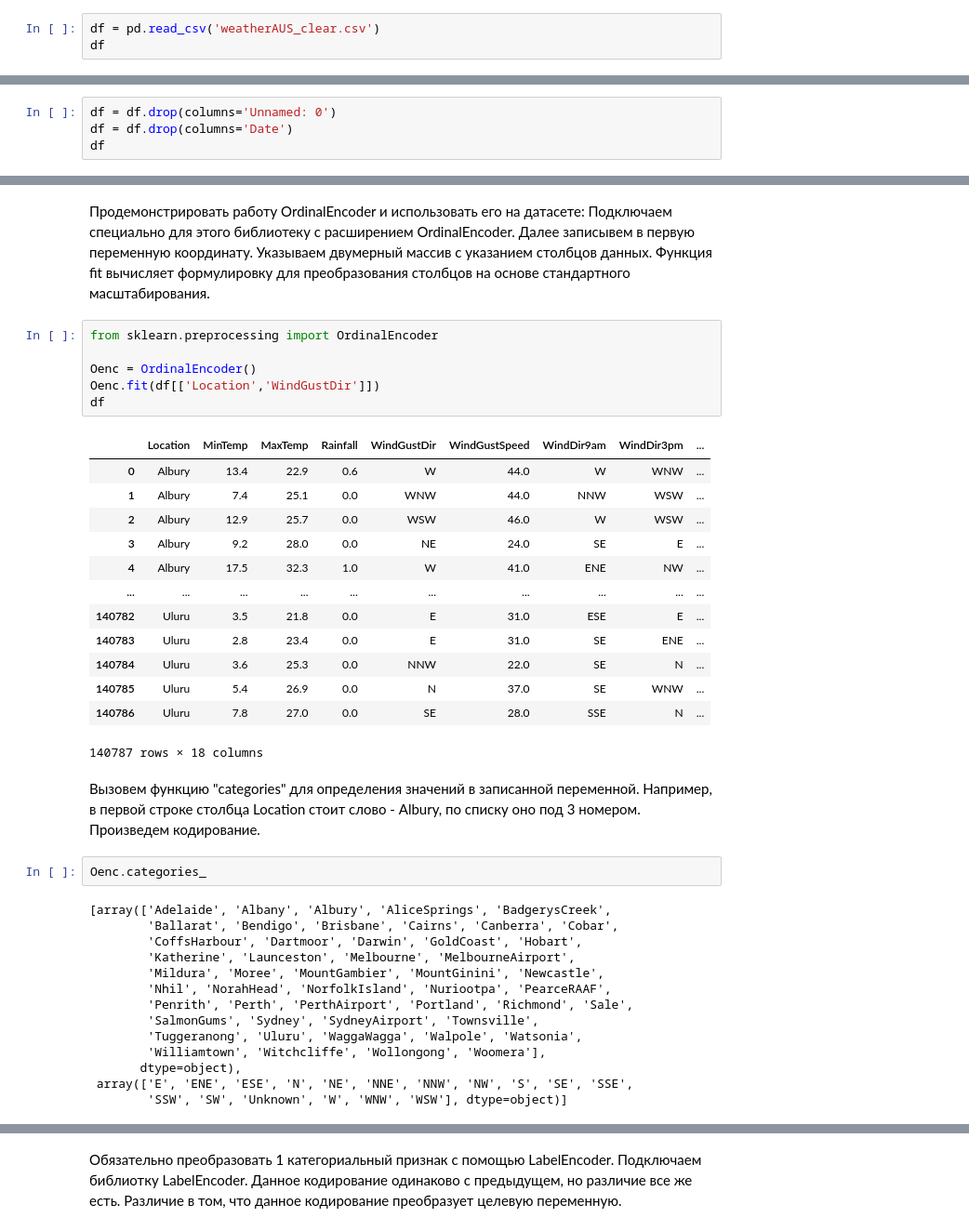
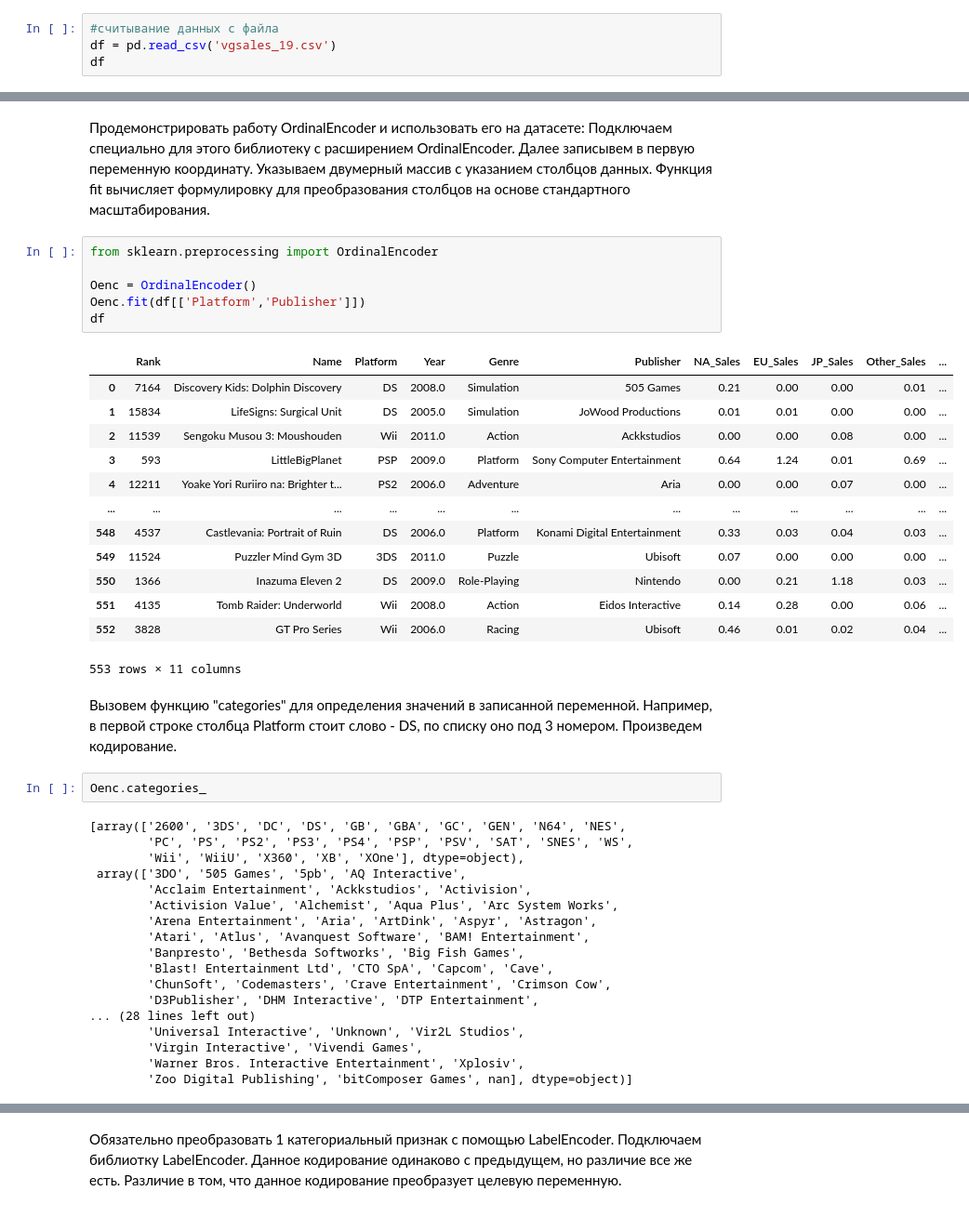
Before and after one commit to natalisergeeva23/Practic---6---Data-conversion-and-splitting, a Jupyter notebook: ConversionSplitting.ipynb, the cells around one changed output, grey strips where cells are left out. Shown at 93% size. Saved outputs shown, nothing was run; the diff lists cells and outputs as text.

```diff
--- a/ConversionSplitting.ipynb
+++ b/ConversionSplitting.ipynb
@@ -6,6 +6,7 @@
 import pandas as pd
 import numpy as np
 # %%
-df = pd.read_csv('weatherAUS_clear.csv')
+#считывание данных с файла
+df = pd.read_csv('vgsales_19.csv')
 df
 # %% [output]
@@ -27,4 +25,0 @@ df
-# %%
-df = df.drop(columns='Unnamed: 0')
-df = df.drop(columns='Date')
-df
@@ -48,39 +29,43 @@ df
 # %%
 from sklearn.preprocessing import OrdinalEncoder
 
 Oenc = OrdinalEncoder()
-Oenc.fit(df[['Location','WindGustDir']])
+Oenc.fit(df[['Platform','Publisher']])
 df
 # %% [output]
-|  | Location | MinTemp | MaxTemp | Rainfall | WindGustDir | WindGustSpeed | WindDir9am | WindDir3pm | ... |
-| 0 | Albury | 13.4 | 22.9 | 0.6 | W | 44.0 | W | WNW | ... |
-| 1 | Albury | 7.4 | 25.1 | 0.0 | WNW | 44.0 | NNW | WSW | ... |
-| 2 | Albury | 12.9 | 25.7 | 0.0 | WSW | 46.0 | W | WSW | ... |
-| 3 | Albury | 9.2 | 28.0 | 0.0 | NE | 24.0 | SE | E | ... |
-| 4 | Albury | 17.5 | 32.3 | 1.0 | W | 41.0 | ENE | NW | ... |
-| ... | ... | ... | ... | ... | ... | ... | ... | ... | ... |
-| 140782 | Uluru | 3.5 | 21.8 | 0.0 | E | 31.0 | ESE | E | ... |
-| 140783 | Uluru | 2.8 | 23.4 | 0.0 | E | 31.0 | SE | ENE | ... |
-| 140784 | Uluru | 3.6 | 25.3 | 0.0 | NNW | 22.0 | SE | N | ... |
-| 140785 | Uluru | 5.4 | 26.9 | 0.0 | N | 37.0 | SE | WNW | ... |
-| 140786 | Uluru | 7.8 | 27.0 | 0.0 | SE | 28.0 | SSE | N | ... |
+|  | Rank | Name | Platform | Year | Genre | Publisher | NA_Sales | EU_Sales | JP_Sales | Other_Sales | ... |
+| 0 | 7164 | Discovery Kids: Dolphin Discovery | DS | 2008.0 | Simulation | 505 Games | 0.21 | 0.00 | 0.00 | 0.01 | ... |
+| 1 | 15834 | LifeSigns: Surgical Unit | DS | 2005.0 | Simulation | JoWood Productions | 0.01 | 0.01 | 0.00 | 0.00 | ... |
+| 2 | 11539 | Sengoku Musou 3: Moushouden | Wii | 2011.0 | Action | Ackkstudios | 0.00 | 0.00 | 0.08 | 0.00 | ... |
+| 3 | 593 | LittleBigPlanet | PSP | 2009.0 | Platform | Sony Computer Entertainment | 0.64 | 1.24 | 0.01 | 0.69 | ... |
+| 4 | 12211 | Yoake Yori Ruriiro na: Brighter t... | PS2 | 2006.0 | Adventure | Aria | 0.00 | 0.00 | 0.07 | 0.00 | ... |
+| ... | ... | ... | ... | ... | ... | ... | ... | ... | ... | ... | ... |
+| 548 | 4537 | Castlevania: Portrait of Ruin | DS | 2006.0 | Platform | Konami Digital Entertainment | 0.33 | 0.03 | 0.04 | 0.03 | ... |
+| 549 | 11524 | Puzzler Mind Gym 3D | 3DS | 2011.0 | Puzzle | Ubisoft | 0.07 | 0.00 | 0.00 | 0.00 | ... |
+| 550 | 1366 | Inazuma Eleven 2 | DS | 2009.0 | Role-Playing | Nintendo | 0.00 | 0.21 | 1.18 | 0.03 | ... |
+| 551 | 4135 | Tomb Raider: Underworld | Wii | 2008.0 | Action | Eidos Interactive | 0.14 | 0.28 | 0.00 | 0.06 | ... |
+| 552 | 3828 | GT Pro Series | Wii | 2006.0 | Racing | Ubisoft | 0.46 | 0.01 | 0.02 | 0.04 | ... |
-140787 rows × 18 columns
+553 rows × 11 columns
 # %% [markdown]
-Вызовем функцию "categories" для определения значений в записанной переменной. Например, в первой строке столбца Location  стоит слово - Albury, по списку оно под 3 номером. Произведем кодирование.
+Вызовем функцию "categories" для определения значений в записанной переменной. Например, в первой строке столбца Platform  стоит слово - DS, по списку оно под 3 номером. Произведем кодирование.
 # %%
 Oenc.categories_
 # %% [output]
-[array(['Adelaide', 'Albany', 'Albury', 'AliceSprings', 'BadgerysCreek',
-        'Ballarat', 'Bendigo', 'Brisbane', 'Cairns', 'Canberra', 'Cobar',
-        'CoffsHarbour', 'Dartmoor', 'Darwin', 'GoldCoast', 'Hobart',
-        'Katherine', 'Launceston', 'Melbourne', 'MelbourneAirport',
-        'Mildura', 'Moree', 'MountGambier', 'MountGinini', 'Newcastle',
-        'Nhil', 'NorahHead', 'NorfolkIsland', 'Nuriootpa', 'PearceRAAF',
-        'Penrith', 'Perth', 'PerthAirport', 'Portland', 'Richmond', 'Sale',
-        'SalmonGums', 'Sydney', 'SydneyAirport', 'Townsville',
-        'Tuggeranong', 'Uluru', 'WaggaWagga', 'Walpole', 'Watsonia',
-        'Williamtown', 'Witchcliffe', 'Wollongong', 'Woomera'],
-       dtype=object),
- array(['E', 'ENE', 'ESE', 'N', 'NE', 'NNE', 'NNW', 'NW', 'S', 'SE', 'SSE',
-        'SSW', 'SW', 'Unknown', 'W', 'WNW', 'WSW'], dtype=object)]
+[array(['2600', '3DS', 'DC', 'DS', 'GB', 'GBA', 'GC', 'GEN', 'N64', 'NES',
+        'PC', 'PS', 'PS2', 'PS3', 'PS4', 'PSP', 'PSV', 'SAT', 'SNES', 'WS',
+        'Wii', 'WiiU', 'X360', 'XB', 'XOne'], dtype=object),
+ array(['3DO', '505 Games', '5pb', 'AQ Interactive',
+        'Acclaim Entertainment', 'Ackkstudios', 'Activision',
+        'Activision Value', 'Alchemist', 'Aqua Plus', 'Arc System Works',
+        'Arena Entertainment', 'Aria', 'ArtDink', 'Aspyr', 'Astragon',
+        'Atari', 'Atlus', 'Avanquest Software', 'BAM! Entertainment',
+        'Banpresto', 'Bethesda Softworks', 'Big Fish Games',
+        'Blast! Entertainment Ltd', 'CTO SpA', 'Capcom', 'Cave',
+        'ChunSoft', 'Codemasters', 'Crave Entertainment', 'Crimson Cow',
+        'D3Publisher', 'DHM Interactive', 'DTP Entertainment',
+... (28 lines left out)
+        'Universal Interactive', 'Unknown', 'Vir2L Studios',
+        'Virgin Interactive', 'Vivendi Games',
+        'Warner Bros. Interactive Entertainment', 'Xplosiv',
+        'Zoo Digital Publishing', 'bitComposer Games', nan], dtype=object)]
 # %% [markdown]
```
Also changed, not shown: parts of 14 cells of this notebook, 2 other files.
